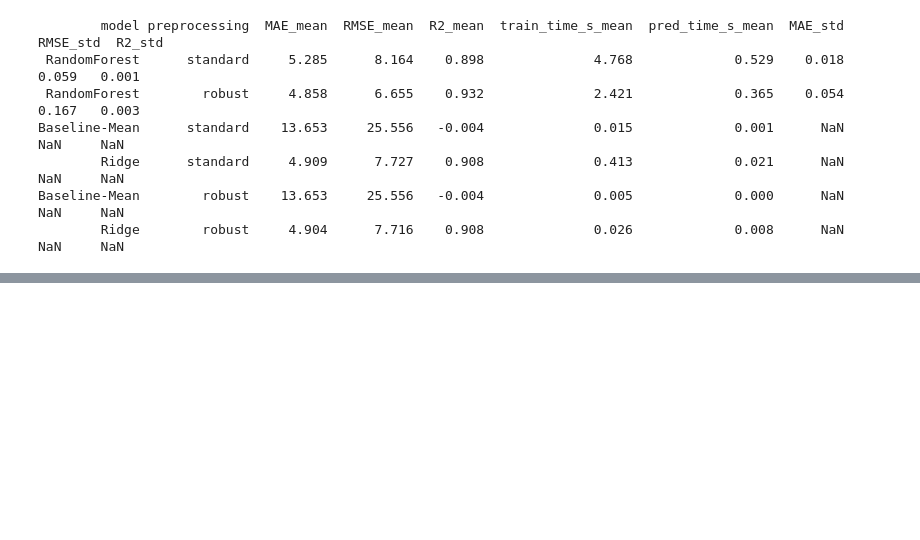
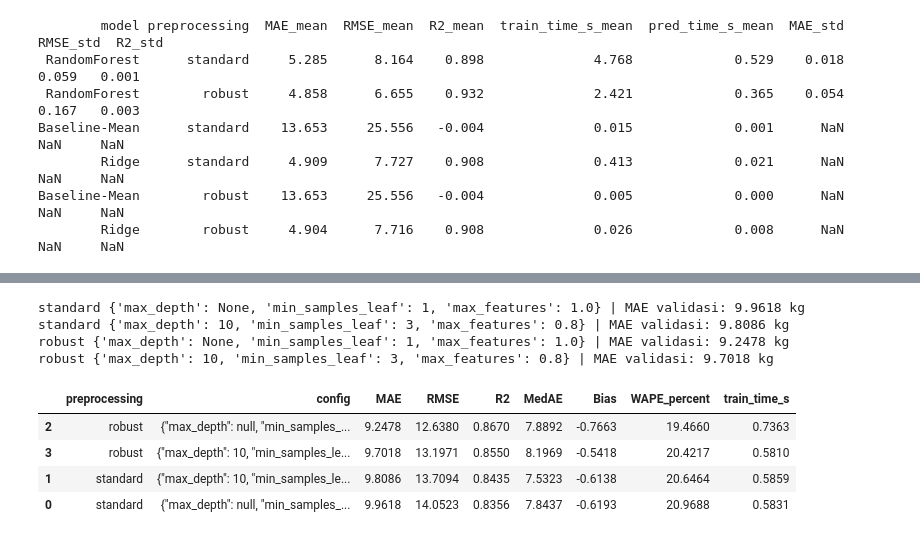
Before and after one commit to intananggreini99/foodSaveProject, a Jupyter notebook: notebooks/05_random_forest_model.ipynb, the cells around one changed output, grey strips where cells are left out. Saved outputs shown, nothing was run; the diff lists cells and outputs as text; code cells hidden in the pictures; blank space fills up the shorter version.

```diff
--- a/notebooks/05_random_forest_model.ipynb
+++ b/notebooks/05_random_forest_model.ipynb
@@ -447,0 +603,10 @@ for name, (m, pred) in final_models.items():
+# %%
+def latih_kandidat(config, xtr, ytr, xva, yva, target_scaler):
+    start = time.perf_counter()
+    model = RandomForestRegressor(random_state=SEED, n_jobs=2, warm_start=True, **config)
+    rows = []
+    for n in [20, 60, 120, 200]:
+        model.set_params(n_estimators=n).fit(xtr, ytr)
+        rows.append({'step': n, 'train_RMSE': metrics(ytr, model.predict(xtr))['RMSE'], 'validation_RMSE': metrics(yva, model.predict(xva))['RMSE']})
+    curve = pd.DataFrame(rows)
+    return model, curve, time.perf_counter() - start
@@ -447,0 +616,24 @@ for name, (m, pred) in final_models.items():
+# %%
+candidates = {}
+tuning_rows = []
+for method, d in data.items():
+    candidates[method] = []
+    for config in CONFIGS:
+        model, curve, duration = latih_kandidat(config, d['features']['train'], d['y']['train'], d['features']['validation'], d['y']['validation'], d['ys'])
+        prediction = predict(model, d['features']['validation'], MODEL, d['ys'])
+        score = metrics(d['y']['validation'], prediction)
+        tuning_rows.append({'preprocessing':method, 'config':json.dumps(config), **score, 'train_time_s':duration})
+        candidates[method].append({'model':model,'curve':curve,'duration':duration,'config':config,'score':score})
+        print(method, config, '| MAE validasi:', round(score['MAE'],4), 'kg', flush=True)
+tuning = pd.DataFrame(tuning_rows)
+display(tuning.sort_values(['preprocessing','MAE']))
+# %% [output]
+standard {'max_depth': None, 'min_samples_leaf': 1, 'max_features': 1.0} | MAE validasi: 9.9618 kg
+standard {'max_depth': 10, 'min_samples_leaf': 3, 'max_features': 0.8} | MAE validasi: 9.8086 kg
+robust {'max_depth': None, 'min_samples_leaf': 1, 'max_features': 1.0} | MAE validasi: 9.2478 kg
+robust {'max_depth': 10, 'min_samples_leaf': 3, 'max_features': 0.8} | MAE validasi: 9.7018 kg
+|  | preprocessing | config | MAE | RMSE | R2 | MedAE | Bias | WAPE_percent | train_time_s |
+| 2 | robust | {"max_depth": null, "min_samples_... | 9.2478 | 12.6380 | 0.8670 | 7.8892 | -0.7663 | 19.4660 | 0.7363 |
+| 3 | robust | {"max_depth": 10, "min_samples_le... | 9.7018 | 13.1971 | 0.8550 | 8.1969 | -0.5418 | 20.4217 | 0.5810 |
+| 1 | standard | {"max_depth": 10, "min_samples_le... | 9.8086 | 13.7094 | 0.8435 | 7.5323 | -0.6138 | 20.6464 | 0.5859 |
+| 0 | standard | {"max_depth": null, "min_samples_... | 9.9618 | 14.0523 | 0.8356 | 7.8437 | -0.6193 | 20.9688 | 0.5831 |
```
Also changed, not shown: parts of 35 cells of this notebook, 20 other files.
